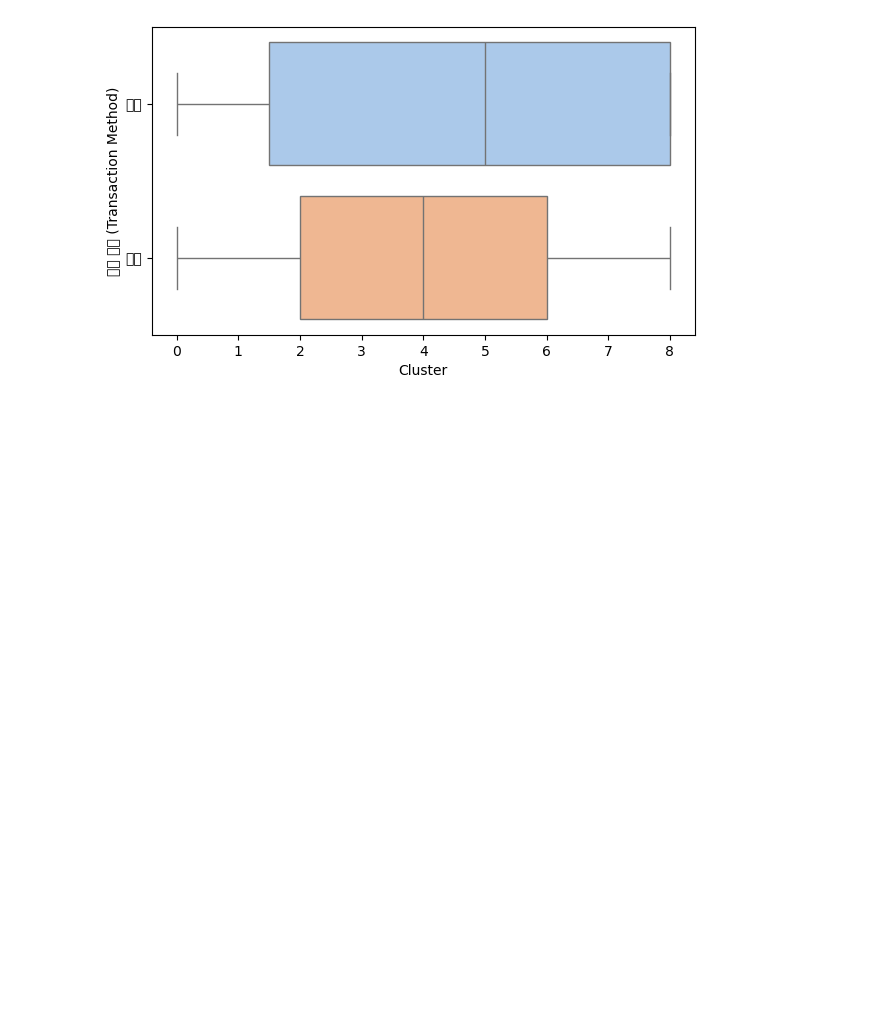
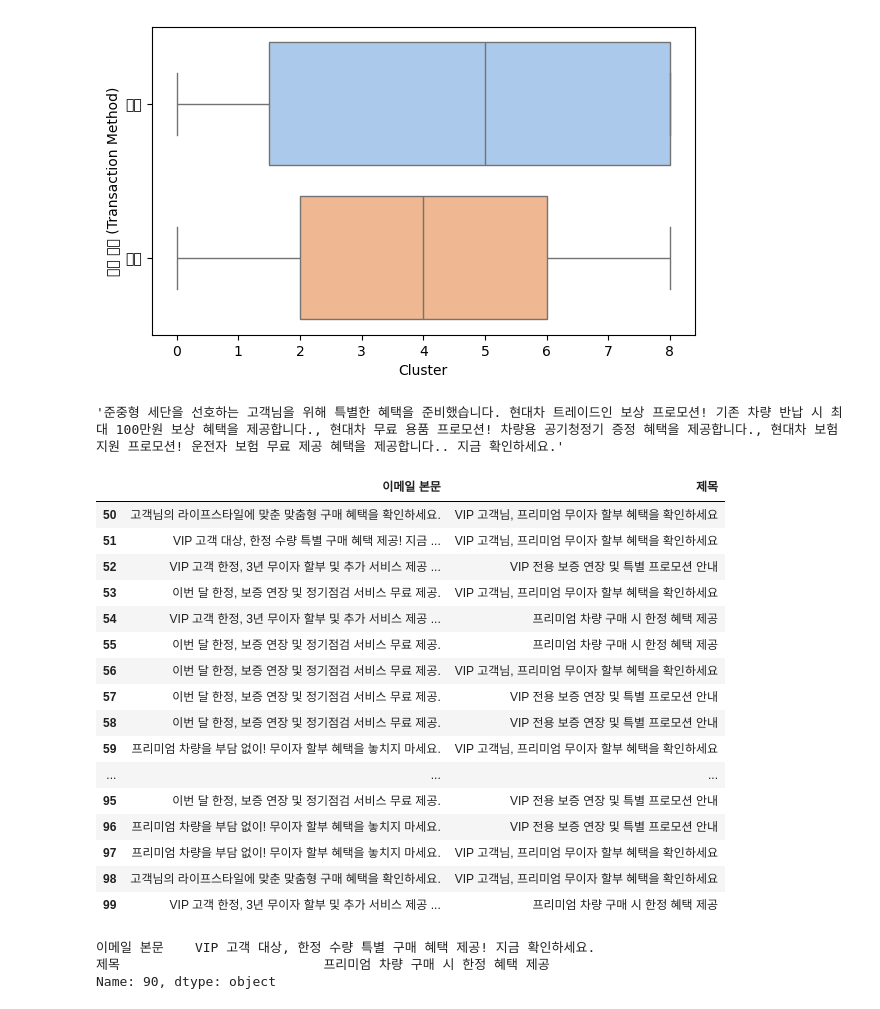
Before and after one commit to Coding-Supremacy/customer_mini, a Jupyter notebook: junghee/hee.ipynb, the cells around one changed output. Cells and saved outputs as stored; diff of their text form; code cells hidden in the pictures; blank space fills up the shorter version.

```diff
--- a/junghee/hee.ipynb
+++ b/junghee/hee.ipynb
@@ -64,0 +71,28 @@ plt.show()
+# %%
+random.choice(promo_contents)
+# %% [output]
+'준중형 세단을 선호하는 고객님을 위해 특별한 혜택을 준비했습니다. 현대차 트레이드인 보상 프로모션! 기존 차량 반납 시 최대 100만원 보상 혜택을 제공합니다., 현대차 무료 용품 프로모션! 차량용 공기청정기 증정 혜택을 제공합니다., 현대차 보험 지원 프로모션! 운전자 보험 무료 제공 혜택을 제공합니다.. 지금 확인하세요.'
+# %%
+df = pd.read_csv('D:\junghee\GitHub\customer_mini\클러스터링별_이메일_UTF8.csv')
+# %%
+promo_contents = df[df['클러스터 ID'] == 1][['이메일 본문', '제목']]
+# %%
+promo_contents[['이메일 본문', '제목']]
+# %% [output]
+|  | 이메일 본문 | 제목 |
+| 50 | 고객님의 라이프스타일에 맞춘 맞춤형 구매 혜택을 확인하세요. | VIP 고객님, 프리미엄 무이자 할부 혜택을 확인하세요 |
+| 51 | VIP 고객 대상, 한정 수량 특별 구매 혜택 제공! 지금 ... | VIP 고객님, 프리미엄 무이자 할부 혜택을 확인하세요 |
+| 52 | VIP 고객 한정, 3년 무이자 할부 및 추가 서비스 제공 ... | VIP 전용 보증 연장 및 특별 프로모션 안내 |
+| 53 | 이번 달 한정, 보증 연장 및 정기점검 서비스 무료 제공. | VIP 고객님, 프리미엄 무이자 할부 혜택을 확인하세요 |
+| 54 | VIP 고객 한정, 3년 무이자 할부 및 추가 서비스 제공 ... | 프리미엄 차량 구매 시 한정 혜택 제공 |
+| 55 | 이번 달 한정, 보증 연장 및 정기점검 서비스 무료 제공. | 프리미엄 차량 구매 시 한정 혜택 제공 |
+| 56 | 이번 달 한정, 보증 연장 및 정기점검 서비스 무료 제공. | VIP 고객님, 프리미엄 무이자 할부 혜택을 확인하세요 |
+| 57 | 이번 달 한정, 보증 연장 및 정기점검 서비스 무료 제공. | VIP 전용 보증 연장 및 특별 프로모션 안내 |
+| 58 | 이번 달 한정, 보증 연장 및 정기점검 서비스 무료 제공. | VIP 전용 보증 연장 및 특별 프로모션 안내 |
+| 59 | 프리미엄 차량을 부담 없이! 무이자 할부 혜택을 놓치지 마세요. | VIP 고객님, 프리미엄 무이자 할부 혜택을 확인하세요 |
+| ... | ... | ... |
+| 95 | 이번 달 한정, 보증 연장 및 정기점검 서비스 무료 제공. | VIP 전용 보증 연장 및 특별 프로모션 안내 |
+| 96 | 프리미엄 차량을 부담 없이! 무이자 할부 혜택을 놓치지 마세요. | VIP 전용 보증 연장 및 특별 프로모션 안내 |
+| 97 | 프리미엄 차량을 부담 없이! 무이자 할부 혜택을 놓치지 마세요. | VIP 고객님, 프리미엄 무이자 할부 혜택을 확인하세요 |
+| 98 | 고객님의 라이프스타일에 맞춘 맞춤형 구매 혜택을 확인하세요. | VIP 고객님, 프리미엄 무이자 할부 혜택을 확인하세요 |
+| 99 | VIP 고객 한정, 3년 무이자 할부 및 추가 서비스 제공 ... | 프리미엄 차량 구매 시 한정 혜택 제공 |
@@ -64,0 +101,6 @@ plt.show()
+# %%
+promo_contents.sample(n=1).iloc[0]
+# %% [output]
+이메일 본문    VIP 고객 대상, 한정 수량 특별 구매 혜택 제공! 지금 확인하세요.
+제목                          프리미엄 차량 구매 시 한정 혜택 제공
+Name: 90, dtype: object
```
Also changed, not shown: parts of 4 cells of this notebook, 5 other files.
